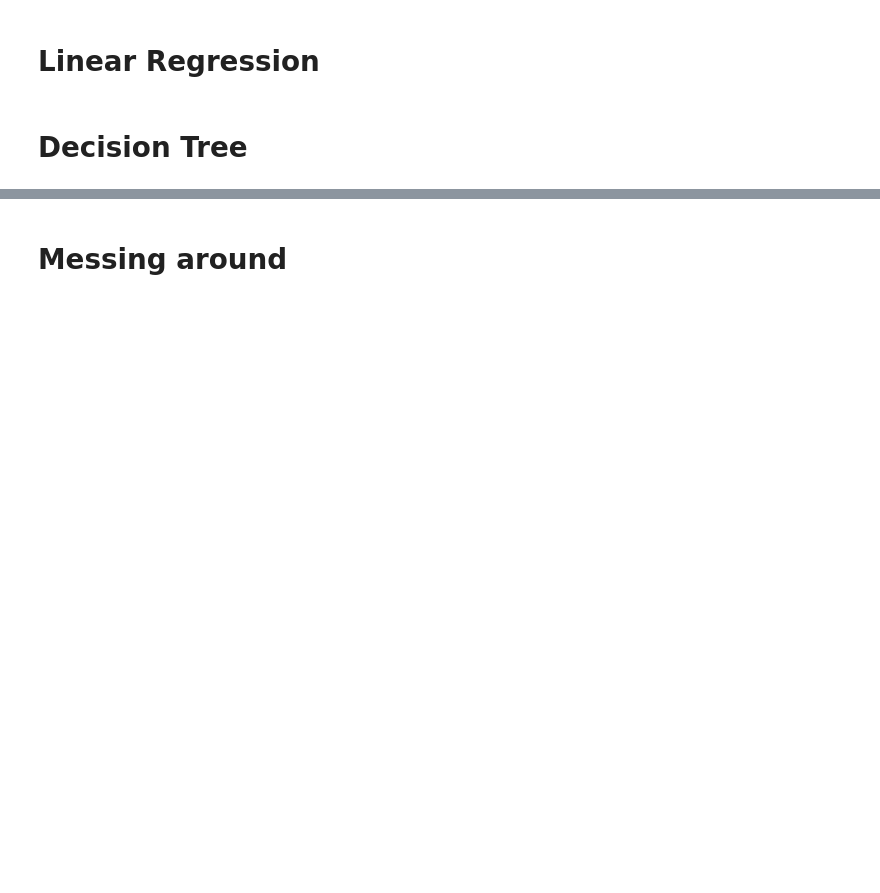
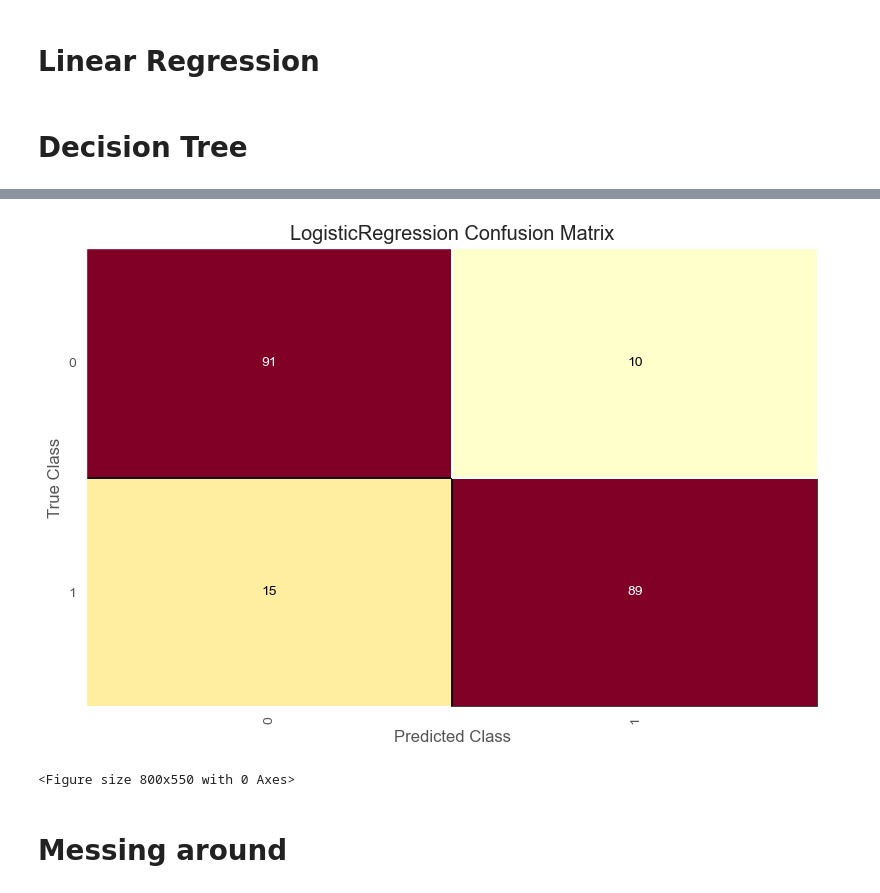
Before and after one commit to Sandokhan/IACEC, a Jupyter notebook: main.ipynb, the cells around one changed output, grey strips where cells are left out. Cells and saved outputs as stored; diff of their text form; code cells hidden in the pictures; blank space fills up the shorter version.

```diff
--- a/main.ipynb
+++ b/main.ipynb
@@ -316,0 +478,4 @@ plt.show()
+# %%
+# Parameters to build tree visualization
+fnames = df.loc[:, df.columns != 'target'].columns.to_list()
+cnames = heart.target.unique().astype('str')
@@ -319,3 +531,15 @@ plt.show()
+# %%
+from yellowbrick.classifier import confusion_matrix
+# Instantiate the visualizer with the classification model
+confusion_matrix(
+    LogisticRegression(),
+    X_train, y_train, X_test, y_test,
+    classes=cnames
+)
+plt.tight_layout();
+# %% [output]
+[figure, added]
+<Figure size 800x550 with 0 Axes>
 # %% [markdown]
 # Messing around
 # %%
```
Also changed, not shown: parts of 41 cells of this notebook.
